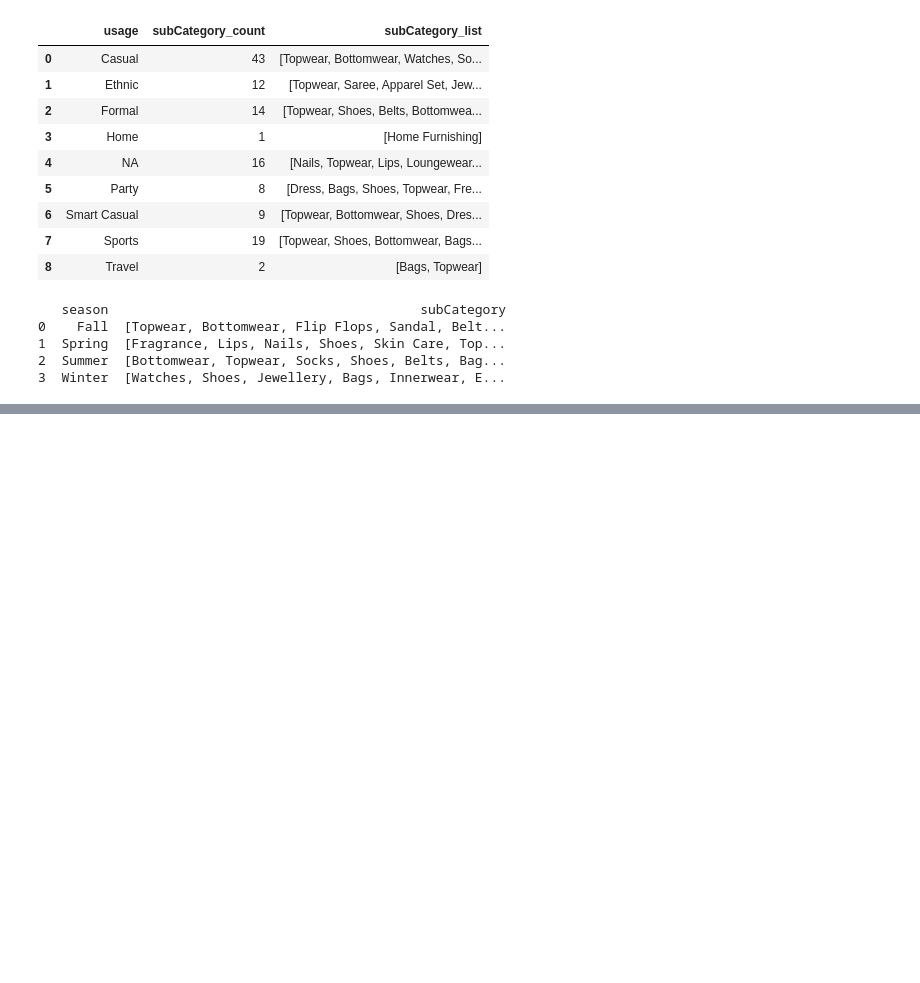
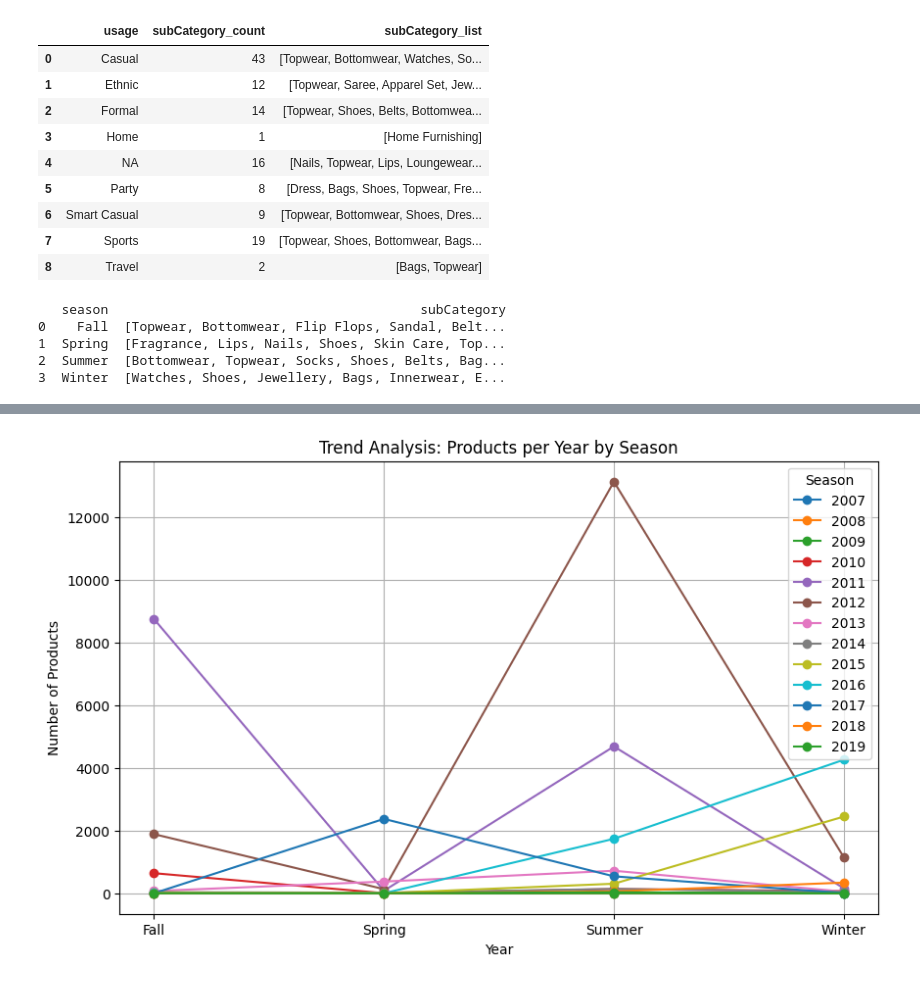
Before and after one commit to melatteshome/e-commerce-data-platform, a Jupyter notebook: notebooks/product_eda.ipynb, the cells around one changed output, grey strips where cells are left out. Drawn from its saved outputs; the diff is of its cells as text; code cells hidden in the pictures; blank space fills up the shorter version.

```diff
--- a/notebooks/product_eda.ipynb
+++ b/notebooks/product_eda.ipynb
@@ -144,0 +219,17 @@ print(season_aggregate)
+# %%
+# group by season and year and count the number of products to see seasonal products across the years
+season_year_counts = df.groupby(['season', 'year']).size().unstack(fill_value=0)
+
+# Plot the trend for each season over time
+plt.figure(figsize=(10, 6))
+for season in season_year_counts.columns:
+    plt.plot(season_year_counts.index, season_year_counts[season], marker='o', label=season)
+
+plt.title("Trend Analysis: Products per Year by Season")
+plt.xlabel("Year")
+plt.ylabel("Number of Products")
+plt.grid(True)
+plt.legend(title="Season")
+plt.show()
+# %% [output]
+[figure, added]
```
Also changed, not shown: parts of 10 cells of this notebook.
